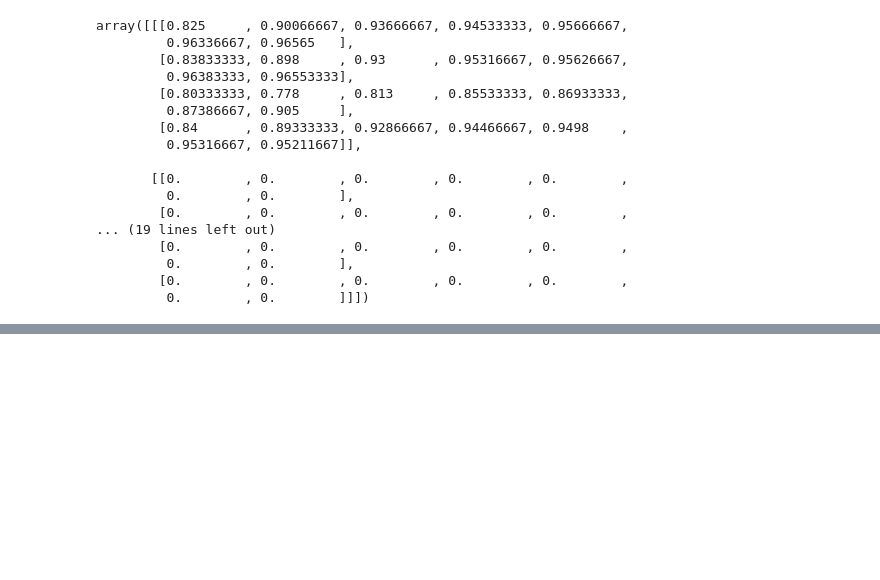
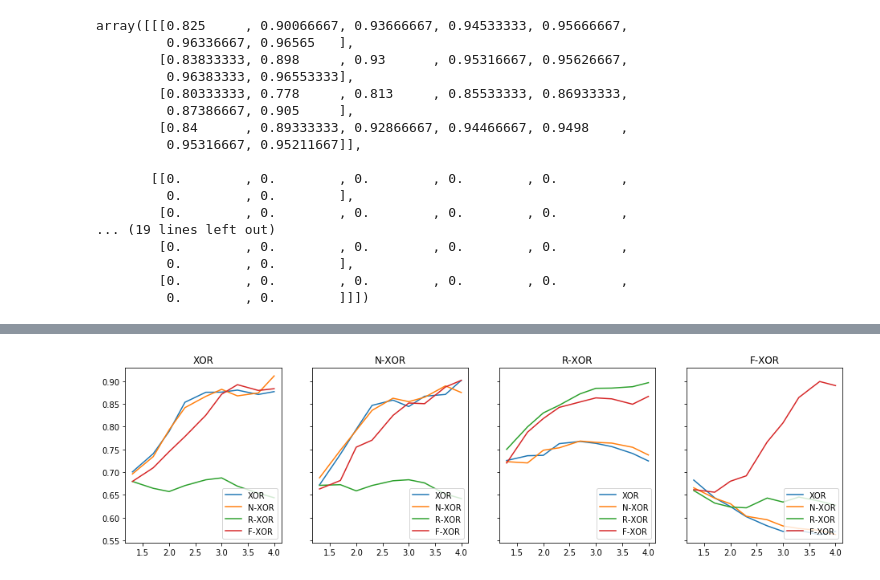
Before and after one commit to neurodata/hayden, a Jupyter notebook: task-dissimilarity/task-dissimilarity-2.ipynb, the cells around one changed output, grey strips where cells are left out. Drawn from its saved outputs; the diff is of its cells as text; code cells hidden in the pictures; blank space fills up the shorter version.

```diff
--- a/task-dissimilarity/task-dissimilarity-2.ipynb
+++ b/task-dissimilarity/task-dissimilarity-2.ipynb
@@ -592,0 +561,30 @@ plt.tight_layout()
+# %%
+acorn=1
+np.random.seed(acorn)
+
+ns = np.array([20, 50, 100, 200, 500, 1000, 2000, 5000, 10000])
+means = np.zeros((len(dists), len(dists), len(ns)))
+std_errors = np.zeros((len(dists), len(dists), len(ns)))
+
+n_mc=100
+for i, n in enumerate(tqdm(ns)):
+    for j, key1 in enumerate(dists_md):
+        temp = np.zeros(n_mc)
+
+        for k, key2 in enumerate(dists_md):
+            condensed_func = lambda x : task_similarity_estimation_experiment(x,
+                                                                              dists_md[key1]['funcx'],
+                                                                              dists_md[key1]['paramsx'],
+                                                                              dists_md[key1]['classifierx'],
+                                                                              dists_md[key1]['classifier_paramsx'],
+                                                                              n,
+                                                                              dists_md[key2]['funcx'],
+                                                                              dists_md[key2]['paramsx'],
+                                                                              dists_md[key2]['classifierx'],
+                                                                              dists_md[key2]['classifier_paramsx']
+                                                                            )
+
+            temp = np.array(Parallel(n_jobs=-2)(delayed(condensed_func)(int(x)) for x in n*np.ones(n_mc)))
+
+            means[j,k,i] = np.mean(temp)
+            std_errors[j,k,i] = np.std(temp) / np.sqrt(n_mc)
@@ -592,0 +596,10 @@ plt.tight_layout()
+# %%
+fig, ax = plt.subplots(1,4,figsize=(16,4), sharey=True)
+
+for i, key1 in enumerate(dists_md):
+    ax[i].set_title(key1)
+    for j, key2 in enumerate(dists_md):
+        ax[i].plot(np.log10(ns), means[i,j], label=key2)
+    ax[i].legend(loc='lower right')
+# %% [output]
+[figure, added]
```
Also changed, not shown: parts of 13 cells of this notebook, 14 other files.
